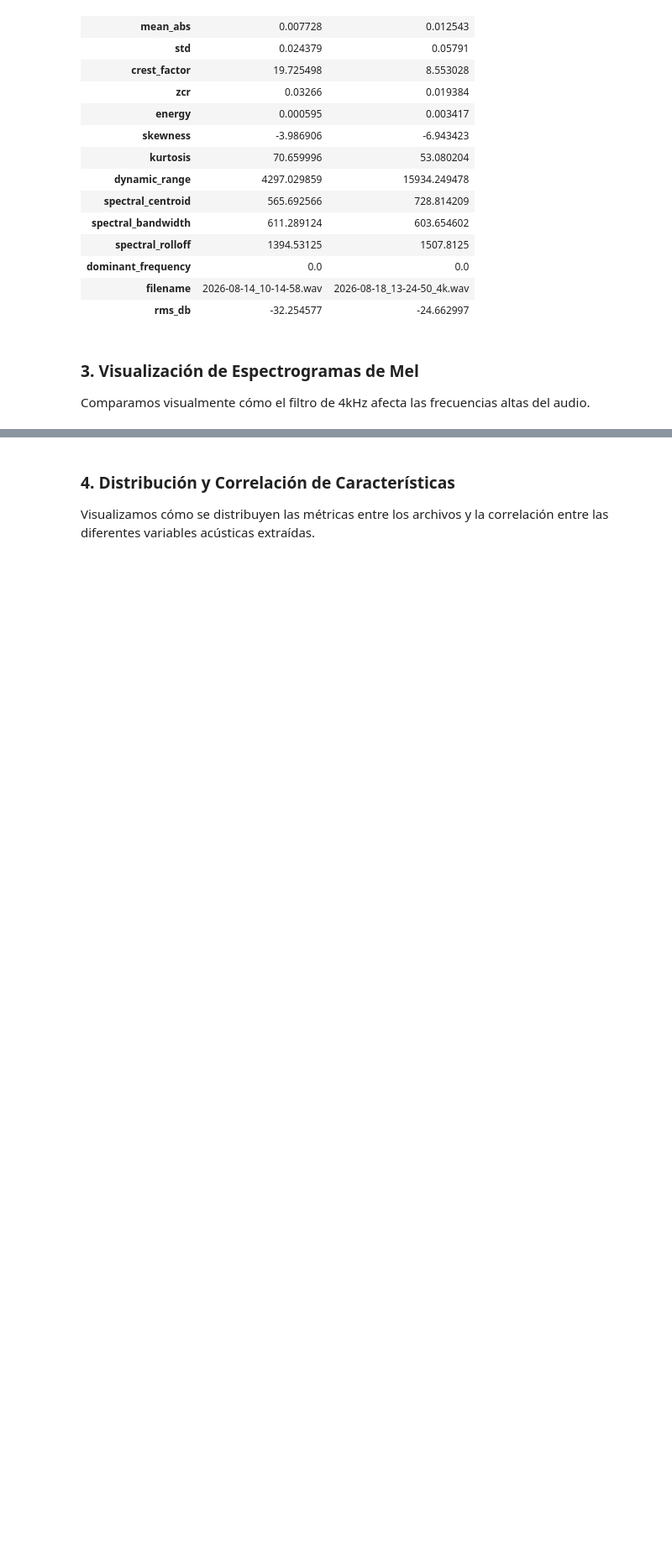
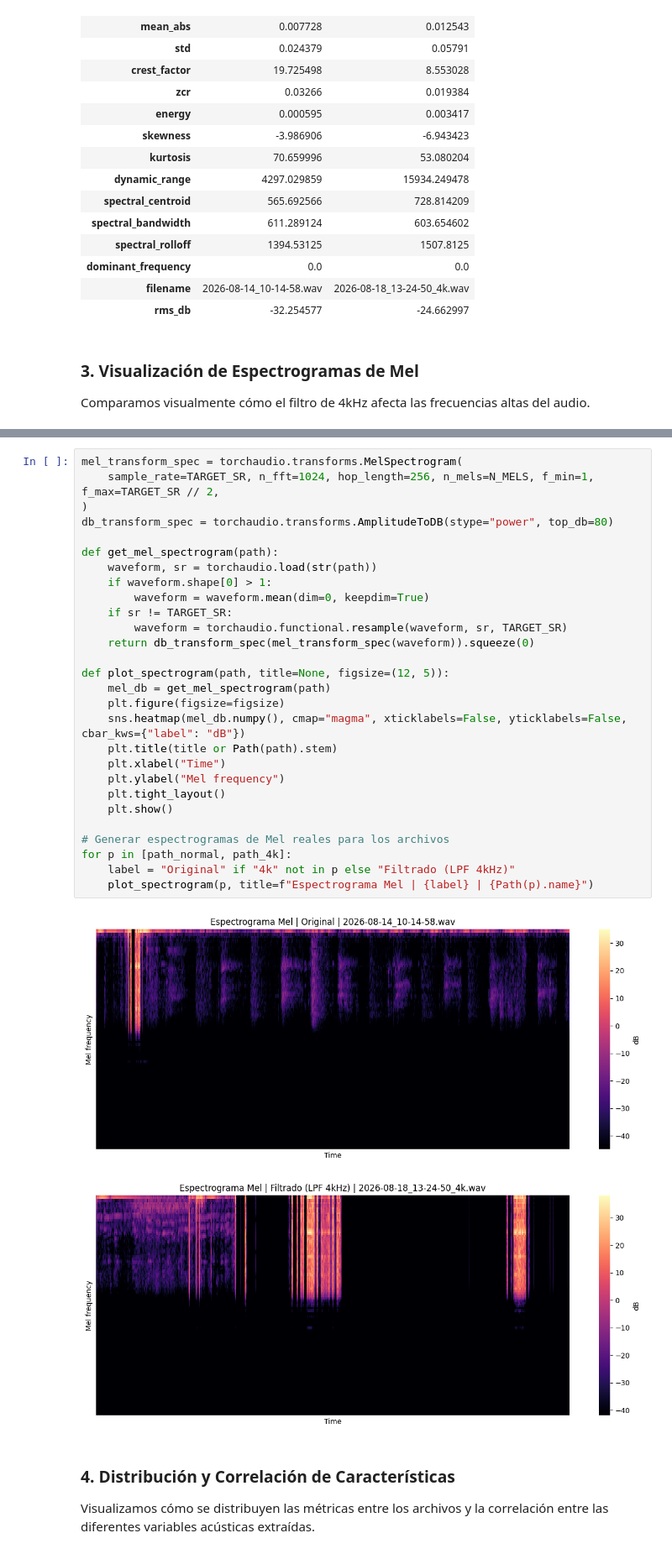
Before and after one commit to Breath-IA/hardware, a Jupyter notebook: digital/MicroDigital.ipynb, the cells around one changed output, grey strips where cells are left out. Shown at 84% size. Drawn from its saved outputs; the diff is of its cells as text; blank space fills up the shorter version.

```diff
--- a/digital/MicroDigital.ipynb
+++ b/digital/MicroDigital.ipynb
@@ -141,3 +142,34 @@ plt.show()
+# %%
+mel_transform_spec = torchaudio.transforms.MelSpectrogram(
+    sample_rate=TARGET_SR, n_fft=1024, hop_length=256, n_mels=N_MELS, f_min=1, f_max=TARGET_SR // 2,
+)
+db_transform_spec = torchaudio.transforms.AmplitudeToDB(stype="power", top_db=80)
+
+def get_mel_spectrogram(path):
+    waveform, sr = torchaudio.load(str(path))
+    if waveform.shape[0] > 1:
+        waveform = waveform.mean(dim=0, keepdim=True)
+    if sr != TARGET_SR:
+        waveform = torchaudio.functional.resample(waveform, sr, TARGET_SR)
+    return db_transform_spec(mel_transform_spec(waveform)).squeeze(0)
+
+def plot_spectrogram(path, title=None, figsize=(12, 5)):
+    mel_db = get_mel_spectrogram(path)
+    plt.figure(figsize=figsize)
+    sns.heatmap(mel_db.numpy(), cmap="magma", xticklabels=False, yticklabels=False, cbar_kws={"label": "dB"})
+    plt.title(title or Path(path).stem)
+    plt.xlabel("Time")
+    plt.ylabel("Mel frequency")
+    plt.tight_layout()
+    plt.show()
+
+# Generar espectrogramas de Mel reales para los archivos
+for p in [path_normal, path_4k]:
+    label = "Original" if "4k" not in p else "Filtrado (LPF 4kHz)"
+    plot_spectrogram(p, title=f"Espectrograma Mel | {label} | {Path(p).name}")
+# %% [output]
+[figure, added]
+[figure, added]
 # %% [markdown]
 ### 4. Distribución y Correlación de Características
 Visualizamos cómo se distribuyen las métricas entre los archivos y la correlación entre las diferentes variables acústicas extraídas.
```
Also changed, not shown: parts of 1 cell of this notebook.
